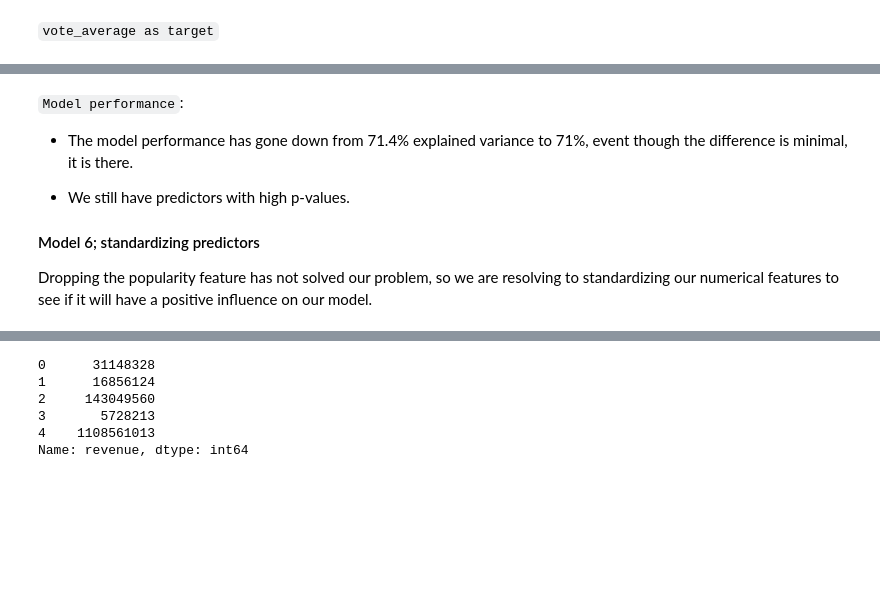
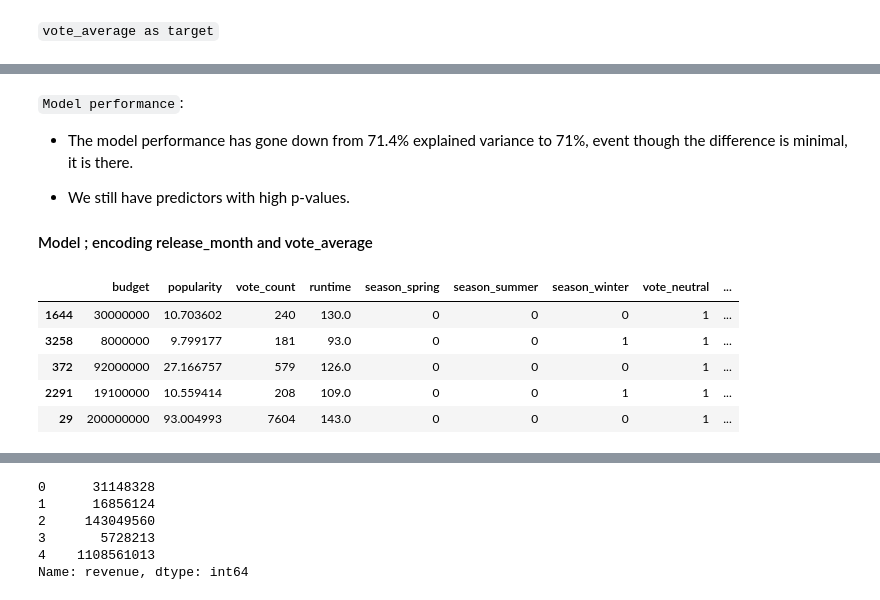
Before and after one commit to Assesa44/Movie-Revenue-Predictor, a Jupyter notebook: Notebooks/revenue_predictor.ipynb, the cells around one changed output, grey strips where cells are left out. Cells and saved outputs as stored; diff of their text form; code cells hidden in the pictures; blank space fills up the shorter version.

```diff
--- a/Notebooks/revenue_predictor.ipynb
+++ b/Notebooks/revenue_predictor.ipynb
@@ -843,5 +843,49 @@ strong multicollinearity or other numerical problems.
 
 - We still have predictors with high p-values.
 
-#### Model 6; standardizing predictors
-Dropping the popularity feature has not solved our problem, so we are resolving to standardizing our numerical features to see if it will have a positive influence on our model.
+#### Model ; encoding release_month and vote_average
+# %%
+X_encoded = X_influence.copy()
+
+# Convert release_month into seasons
+def assign_season(month):
+    if month in [12, 1, 2]:
+        return 'winter'
+    elif month in [3, 4, 5]:
+        return 'spring'
+    elif month in [6, 7, 8]:
+        return 'summer'
+    else:
+        return 'fall'
+
+X_encoded['release_season'] = X_encoded['release_month'].apply(assign_season)
+season_dummies = pd.get_dummies(X_encoded['release_season'], prefix='season', drop_first=True)
+
+# Convert vote_average to sentiment
+def vote_sentiment(v):
+    if v <= 5.0:
+        return 'negative'
+    elif v <= 7.0:
+        return 'neutral'
+    else:
+        return 'positive'
+
+X_encoded['vote_sentiment'] = X_encoded['vote_average'].apply(vote_sentiment)
+vote_dummies = pd.get_dummies(X_encoded['vote_sentiment'], prefix='vote', drop_first=True)
+
+# Add the dummies
+dummies = pd.concat([season_dummies, vote_dummies], axis= 1)
+X_encoded = pd.concat([X_encoded, dummies], axis= 1)
+
+# Drop other features to prevent multicollinearity
+X_encoded = X_encoded.drop(columns= ['release_month', 'vote_average', 'release_season', 'vote_sentiment'])
+
+# Preview changes
+X_encoded.head()
+# %% [output]
+|  | budget | popularity | vote_count | runtime | season_spring | season_summer | season_winter | vote_neutral | ... |
+| 1644 | 30000000 | 10.703602 | 240 | 130.0 | 0 | 0 | 0 | 1 | ... |
+| 3258 | 8000000 | 9.799177 | 181 | 93.0 | 0 | 0 | 1 | 1 | ... |
+| 372 | 92000000 | 27.166757 | 579 | 126.0 | 0 | 0 | 0 | 1 | ... |
+| 2291 | 19100000 | 10.559414 | 208 | 109.0 | 0 | 0 | 1 | 1 | ... |
+| 29 | 200000000 | 93.004993 | 7604 | 143.0 | 0 | 0 | 0 | 1 | ... |
```
Also changed, not shown: parts of 19 cells of this notebook.
